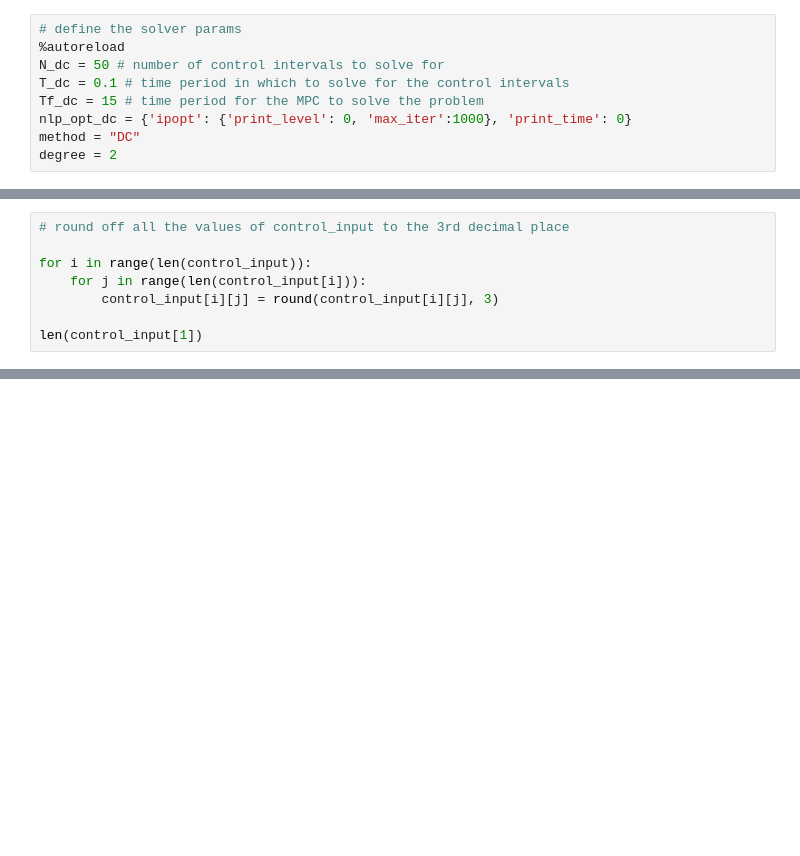
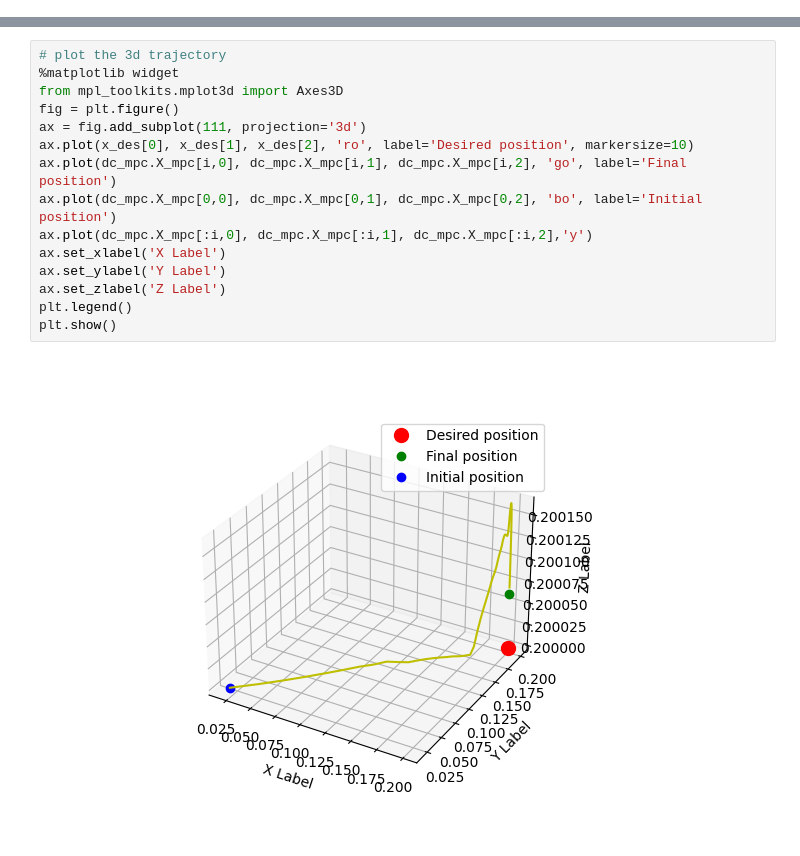
Before and after one commit to ReanFernandes/flight-control-lab, a Jupyter notebook: test_ntbk.ipynb, the cells around one changed output, grey strips where cells are left out. Saved outputs shown, nothing was run; the diff lists cells and outputs as text; blank space fills up the shorter version.

```diff
--- a/test_ntbk.ipynb
+++ b/test_ntbk.ipynb
@@ -57,9 +0,0 @@ The above plot shows the solution of the solver, for a the current horizon lengt
-# %%
-# define the solver params
-%autoreload
-N_dc = 50 # number of control intervals to solve for
-T_dc = 0.1 # time period in which to solve for the control intervals
-Tf_dc = 15 # time period for the MPC to solve the problem
-nlp_opt_dc = {'ipopt': {'print_level': 0, 'max_iter':1000}, 'print_time': 0}
-method = "DC"
-degree = 2
@@ -293,8 +0,0 @@ mpc_dms.U_mpc.shape
-# %%
-# round off all the values of control_input to the 3rd decimal place
-
-for i in range(len(control_input)):
-    for j in range(len(control_input[i])):
-        control_input[i][j] = round(control_input[i][j], 3)
-
-len(control_input[1])
@@ -392,0 +254,17 @@ position
+# %%
+# plot the 3d trajectory
+%matplotlib widget
+from mpl_toolkits.mplot3d import Axes3D
+fig = plt.figure()
+ax = fig.add_subplot(111, projection='3d')
+ax.plot(x_des[0], x_des[1], x_des[2], 'ro', label='Desired position', markersize=10)
+ax.plot(dc_mpc.X_mpc[i,0], dc_mpc.X_mpc[i,1], dc_mpc.X_mpc[i,2], 'go', label='Final position')
+ax.plot(dc_mpc.X_mpc[0,0], dc_mpc.X_mpc[0,1], dc_mpc.X_mpc[0,2], 'bo', label='Initial position')
+ax.plot(dc_mpc.X_mpc[:i,0], dc_mpc.X_mpc[:i,1], dc_mpc.X_mpc[:i,2],'y')
+ax.set_xlabel('X Label')
+ax.set_ylabel('Y Label')
+ax.set_zlabel('Z Label')
+plt.legend()
+plt.show()
+# %% [output]
+[figure, added]
```
Also changed, not shown: parts of 51 cells of this notebook, 12 other files.
